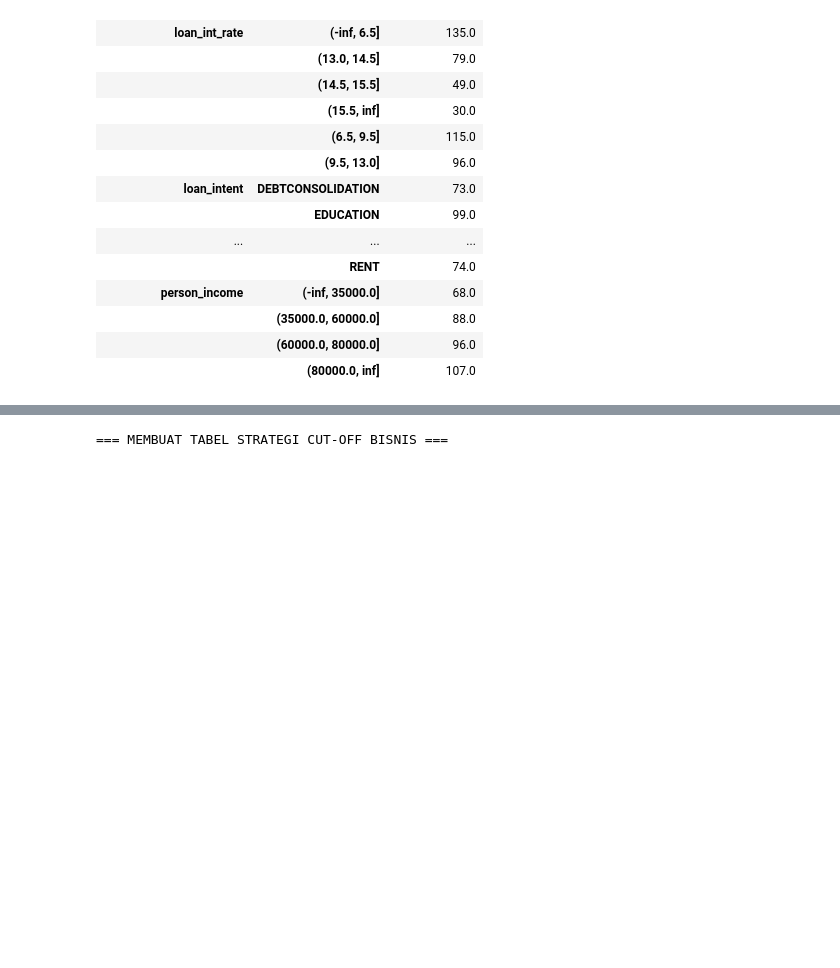
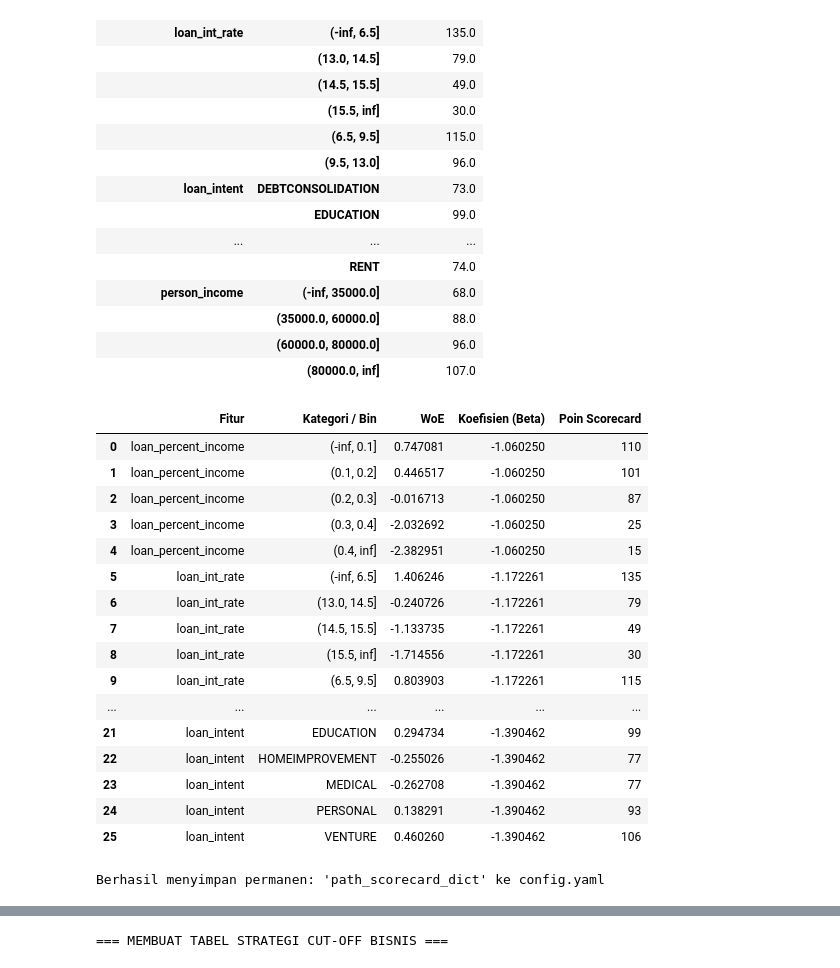
Before and after one commit to alhmdii/credit_risk_mentoring, a Jupyter notebook: notebooks/modeling.ipynb, the cells around one changed output, grey strips where cells are left out. Cells and saved outputs as stored; diff of their text form; code cells hidden in the pictures; blank space fills up the shorter version.

```diff
--- a/notebooks/modeling.ipynb
+++ b/notebooks/modeling.ipynb
@@ -356,3 +354,23 @@ Berdasarkan rumus, Factor: 28.85 | Offset: 487.12
 |  | (35000.0, 60000.0] | 88.0 |
 |  | (60000.0, 80000.0] | 96.0 |
 |  | (80000.0, inf] | 107.0 |
+# %%
+df_scorecard
+# %% [output]
+|  | Fitur | Kategori / Bin | WoE | Koefisien (Beta) | Poin Scorecard |
+| 0 | loan_percent_income | (-inf, 0.1] | 0.747081 | -1.060250 | 110 |
+| 1 | loan_percent_income | (0.1, 0.2] | 0.446517 | -1.060250 | 101 |
+| 2 | loan_percent_income | (0.2, 0.3] | -0.016713 | -1.060250 | 87 |
+| 3 | loan_percent_income | (0.3, 0.4] | -2.032692 | -1.060250 | 25 |
+| 4 | loan_percent_income | (0.4, inf] | -2.382951 | -1.060250 | 15 |
+| 5 | loan_int_rate | (-inf, 6.5] | 1.406246 | -1.172261 | 135 |
+| 6 | loan_int_rate | (13.0, 14.5] | -0.240726 | -1.172261 | 79 |
+| 7 | loan_int_rate | (14.5, 15.5] | -1.133735 | -1.172261 | 49 |
+| 8 | loan_int_rate | (15.5, inf] | -1.714556 | -1.172261 | 30 |
+| 9 | loan_int_rate | (6.5, 9.5] | 0.803903 | -1.172261 | 115 |
+| ... | ... | ... | ... | ... | ... |
+| 21 | loan_intent | EDUCATION | 0.294734 | -1.390462 | 99 |
+| 22 | loan_intent | HOMEIMPROVEMENT | -0.255026 | -1.390462 | 77 |
+| 23 | loan_intent | MEDICAL | -0.262708 | -1.390462 | 77 |
+| 24 | loan_intent | PERSONAL | 0.138291 | -1.390462 | 93 |
+| 25 | loan_intent | VENTURE | 0.460260 | -1.390462 | 106 |
@@ -358,0 +381,7 @@ Berdasarkan rumus, Factor: 28.85 | Offset: 487.12
+# %%
+save_to_config(
+    key="path_scorecard_dict",
+    value=PATH_SCORECARD_DICT
+)
+# %% [output]
+Berhasil menyimpan permanen: 'path_scorecard_dict' ke config.yaml
```
Also changed, not shown: parts of 9 cells of this notebook, 18 other files.
